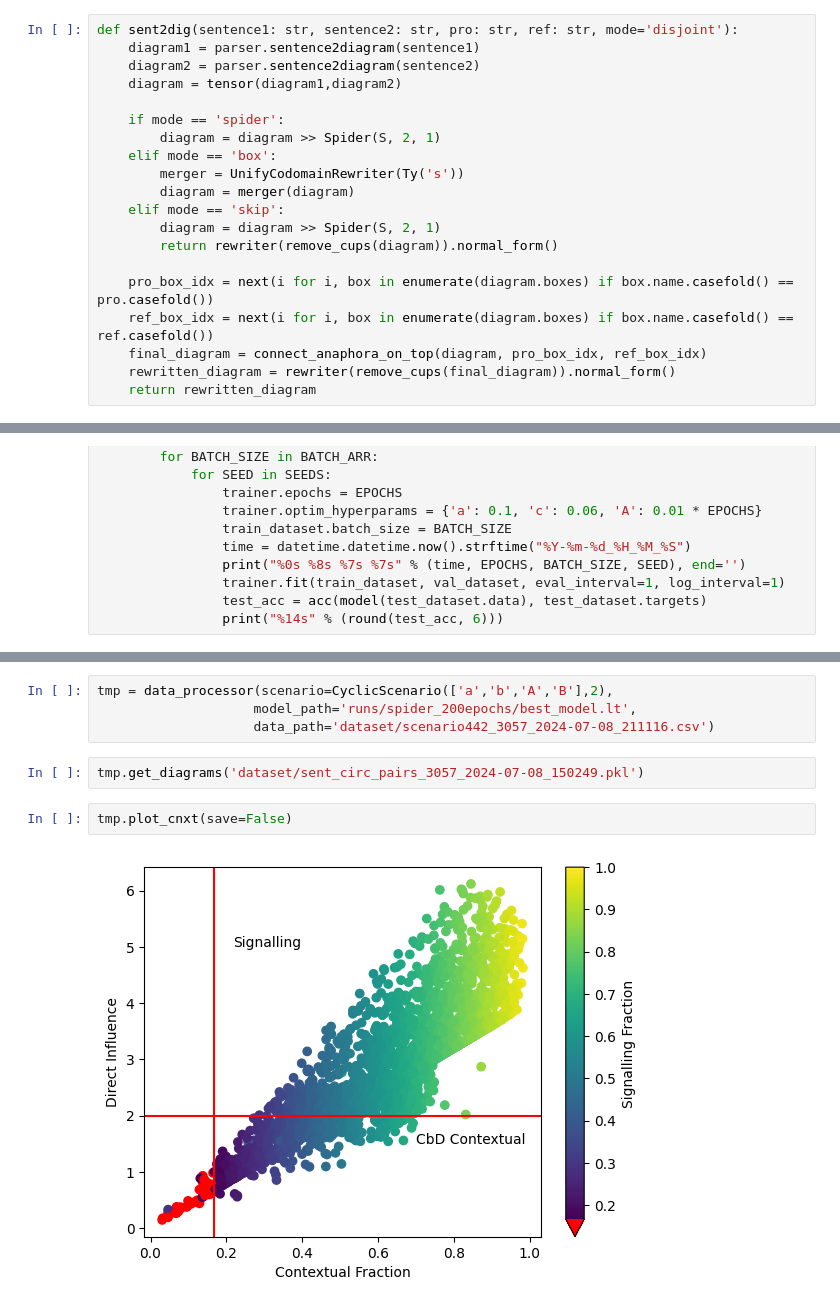
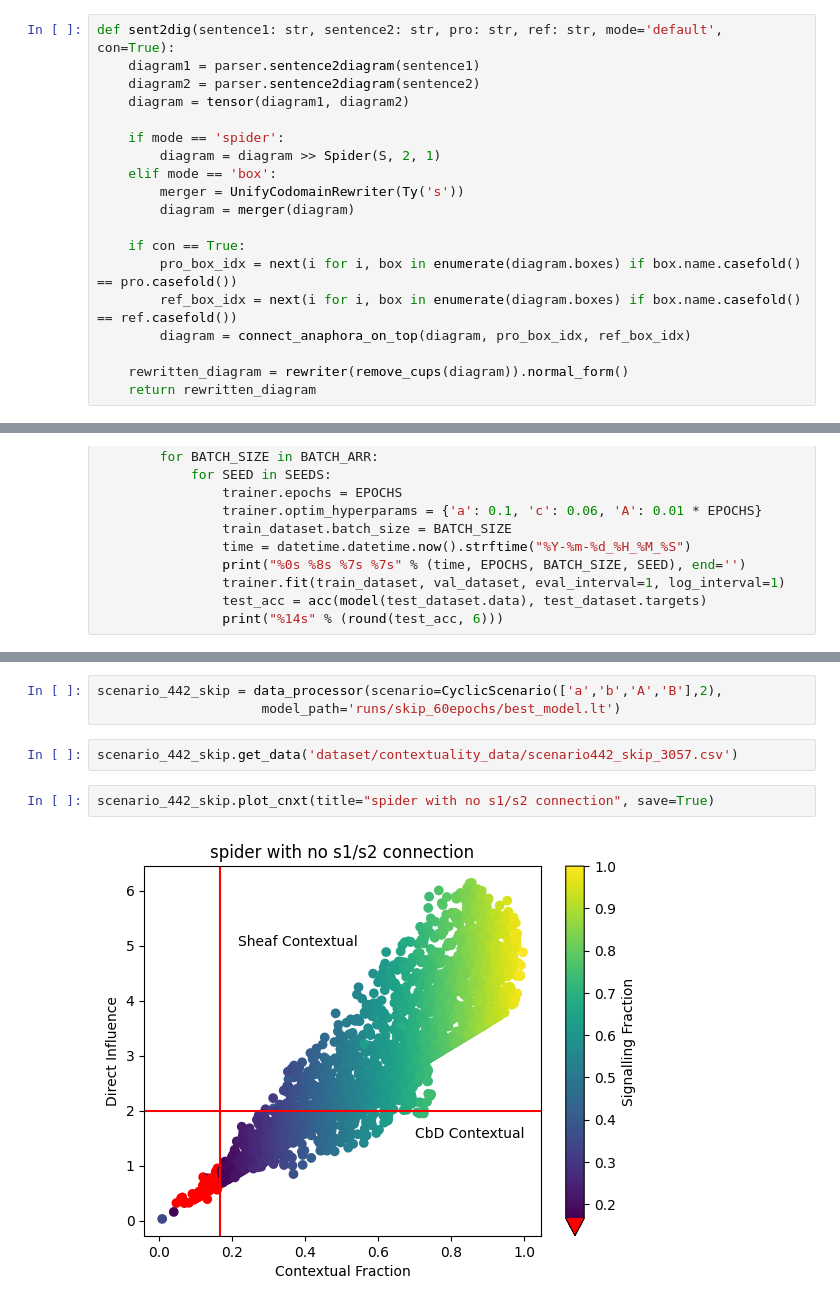
Before and after one commit to TilenLS/qnlp, a Jupyter notebook: main.ipynb, the cells around one changed output, grey strips where cells are left out. Saved outputs shown, nothing was run; the diff lists cells and outputs as text.

```diff
--- a/main.ipynb
+++ b/main.ipynb
@@ -35,24 +35,23 @@ P = AtomicType.PREPOSITIONAL_PHRASE
 
 ansatz = IQPAnsatz({N: 1, S: 1, P:1}, n_layers=1, n_single_qubit_params=3)
 # %%
-def sent2dig(sentence1: str, sentence2: str, pro: str, ref: str, mode='disjoint'):
+def sent2dig(sentence1: str, sentence2: str, pro: str, ref: str, mode='default', con=True):
     diagram1 = parser.sentence2diagram(sentence1)
     diagram2 = parser.sentence2diagram(sentence2)
-    diagram = tensor(diagram1,diagram2)
+    diagram = tensor(diagram1, diagram2)
 
     if mode == 'spider':
         diagram = diagram >> Spider(S, 2, 1)
     elif mode == 'box':
         merger = UnifyCodomainRewriter(Ty('s'))
         diagram = merger(diagram)
-    elif mode == 'skip':
-        diagram = diagram >> Spider(S, 2, 1)
-        return rewriter(remove_cups(diagram)).normal_form()
 
-    pro_box_idx = next(i for i, box in enumerate(diagram.boxes) if box.name.casefold() == pro.casefold())
-    ref_box_idx = next(i for i, box in enumerate(diagram.boxes) if box.name.casefold() == ref.casefold())
-    final_diagram = connect_anaphora_on_top(diagram, pro_box_idx, ref_box_idx)
-    rewritten_diagram = rewriter(remove_cups(final_diagram)).normal_form()
+    if con == True:
+        pro_box_idx = next(i for i, box in enumerate(diagram.boxes) if box.name.casefold() == pro.casefold())
+        ref_box_idx = next(i for i, box in enumerate(diagram.boxes) if box.name.casefold() == ref.casefold())
+        diagram = connect_anaphora_on_top(diagram, pro_box_idx, ref_box_idx)
+
+    rewritten_diagram = rewriter(remove_cups(diagram)).normal_form()
     return rewritten_diagram
 # %%
 def gen_labels(path: str, verbose=False):
@@ -300,10 +305,9 @@ class data_processor:
 # %%
-tmp = data_processor(scenario=CyclicScenario(['a','b','A','B'],2),
-                    model_path='runs/spider_200epochs/best_model.lt',
-                    data_path='dataset/scenario442_3057_2024-07-08_211116.csv')
+scenario_442_skip = data_processor(scenario=CyclicScenario(['a','b','A','B'],2),
+                     model_path='runs/skip_60epochs/best_model.lt')
-# %%
-tmp.get_diagrams('dataset/sent_circ_pairs_3057_2024-07-08_150249.pkl')
+# %%
+scenario_442_skip.get_data('dataset/contextuality_data/scenario442_skip_3057.csv')
 # %%
-tmp.plot_cnxt(save=False)
+scenario_442_skip.plot_cnxt(title="spider with no s1/s2 connection", save=True)
 # %% [output]
-[figure, old version]
+[figure, new version]
```
Also changed, not shown: parts of 13 cells of this notebook, 32 other files.
